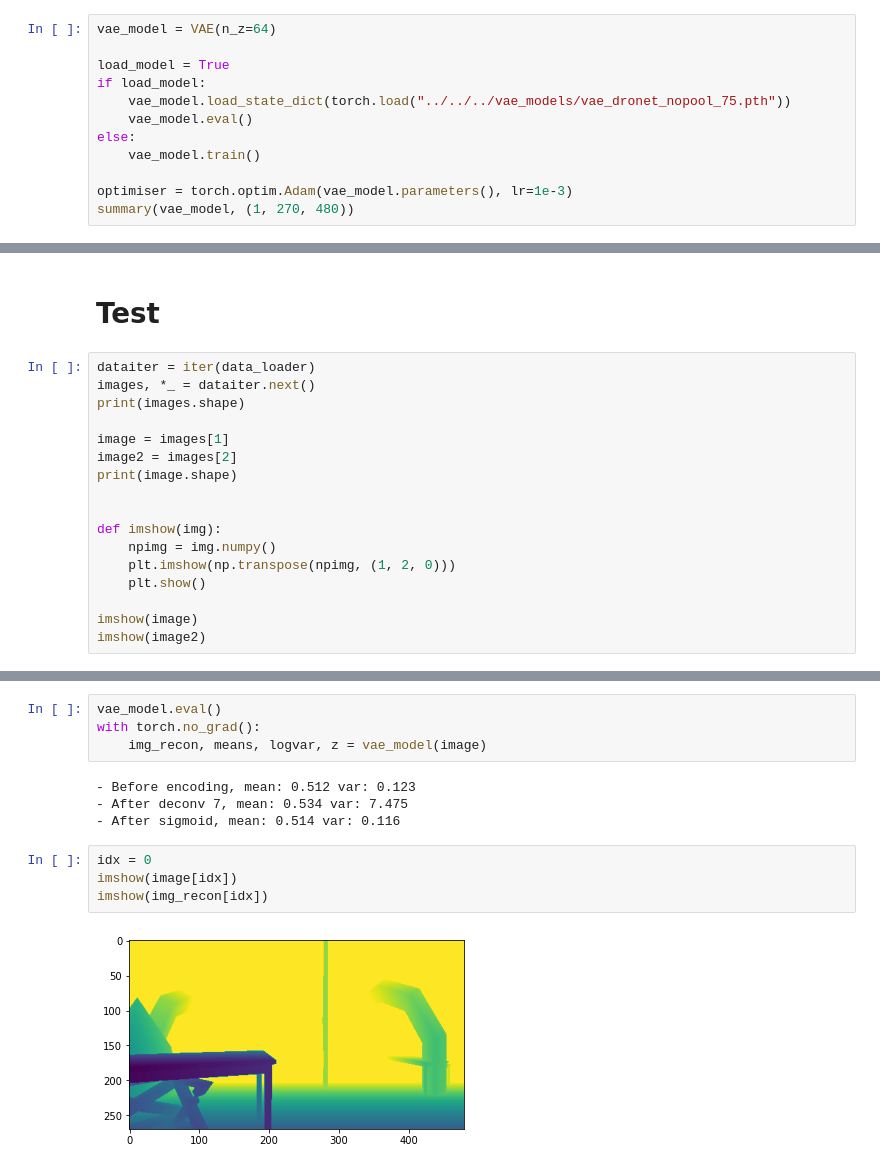
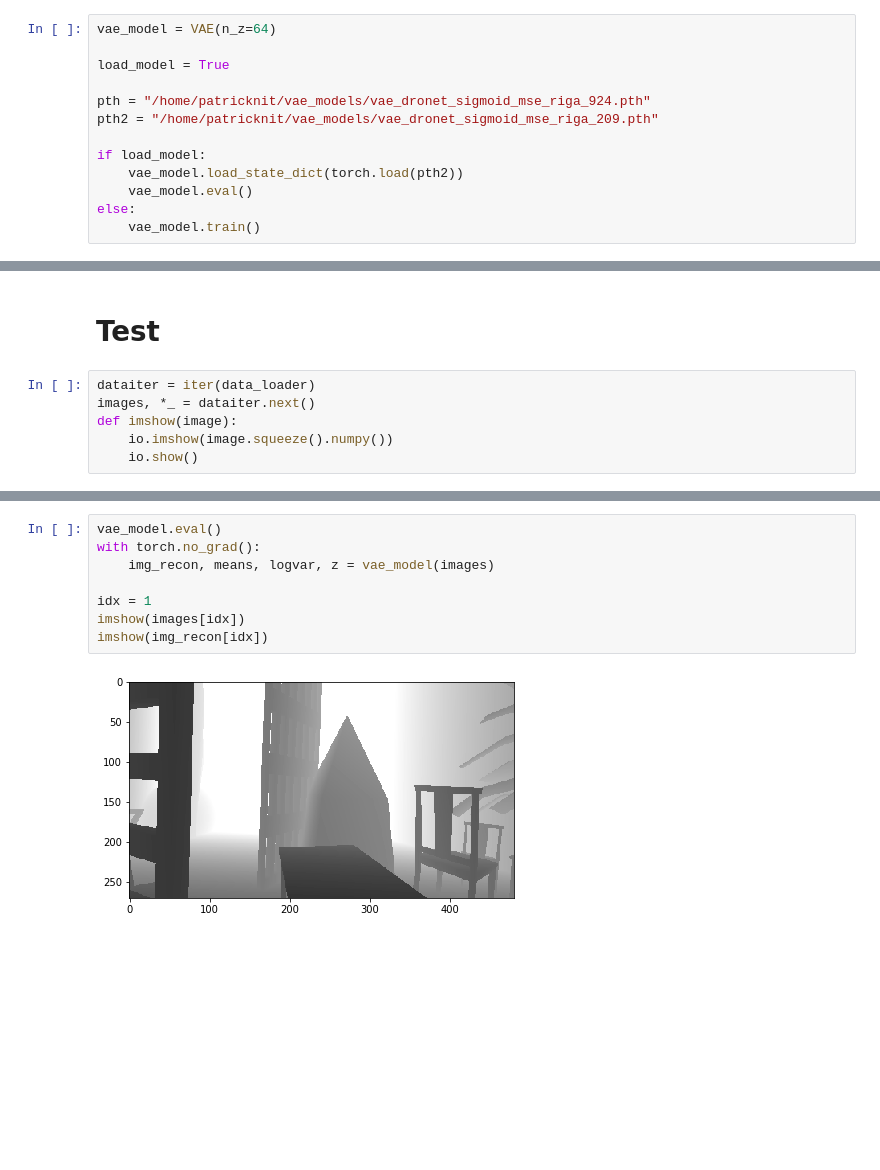
Before and after one commit to patricknitschke/Pytorch, a Jupyter notebook: VAE/di_dataset_test.ipynb, the cells around one changed output, grey strips where cells are left out. Drawn from its saved outputs; the diff is of its cells as text; blank space fills up the shorter version.

```diff
--- a/VAE/di_dataset_test.ipynb
+++ b/VAE/di_dataset_test.ipynb
@@ -408,14 +143,15 @@ class VAE(nn.Module):
 vae_model = VAE(n_z=64)
 
 load_model = True
+
+pth = "/home/patricknit/vae_models/vae_dronet_sigmoid_mse_riga_924.pth"
+pth2 = "/home/patricknit/vae_models/vae_dronet_sigmoid_mse_riga_209.pth"
+
 if load_model:
-    vae_model.load_state_dict(torch.load("../../../vae_models/vae_dronet_nopool_75.pth"))
+    vae_model.load_state_dict(torch.load(pth2))
     vae_model.eval()
 else:
     vae_model.train()
-
-optimiser = torch.optim.Adam(vae_model.parameters(), lr=1e-3)
-summary(vae_model, (1, 270, 480))
 # %% [output]
 [Dronet] Starting dronet
 [Dronet] Done with dronet
@@ -439,20 +162,9 @@ Estimated Total Size (MB): 58.02
 # %%
 dataiter = iter(data_loader)
 images, *_ = dataiter.next()
-print(images.shape)
-
-image = images[1]
-image2 = images[2]
-print(image.shape)
-
-
-def imshow(img):
-    npimg = img.numpy()
-    plt.imshow(np.transpose(npimg, (1, 2, 0)))
-    plt.show()
-
-imshow(image)
-imshow(image2)
+def imshow(image):
+    io.imshow(image.squeeze().numpy())
+    io.show()
 # %% [output]
 gotcha
 torch.Size([32, 1, 270, 480])
@@ -462,14 +174,10 @@ torch.Size([1, 270, 480])
-# %%
-vae_model.eval()
-with torch.no_grad():
-    img_recon, means, logvar, z = vae_model(image)
-# %% [output]
-- Before encoding, mean: 0.512 var: 0.123
-- After deconv 7, mean: 0.534 var: 7.475
-- After sigmoid, mean: 0.514 var: 0.116
 # %%
-idx = 0
-imshow(image[idx])
+vae_model.eval()
+with torch.no_grad():
+    img_recon, means, logvar, z = vae_model(images)
+
+idx = 1
+imshow(images[idx])
 imshow(img_recon[idx])
 # %% [output]
-[figure, old version]
+[figure, new version]
```
Also changed, not shown: parts of 14 cells of this notebook, 11 other files.
